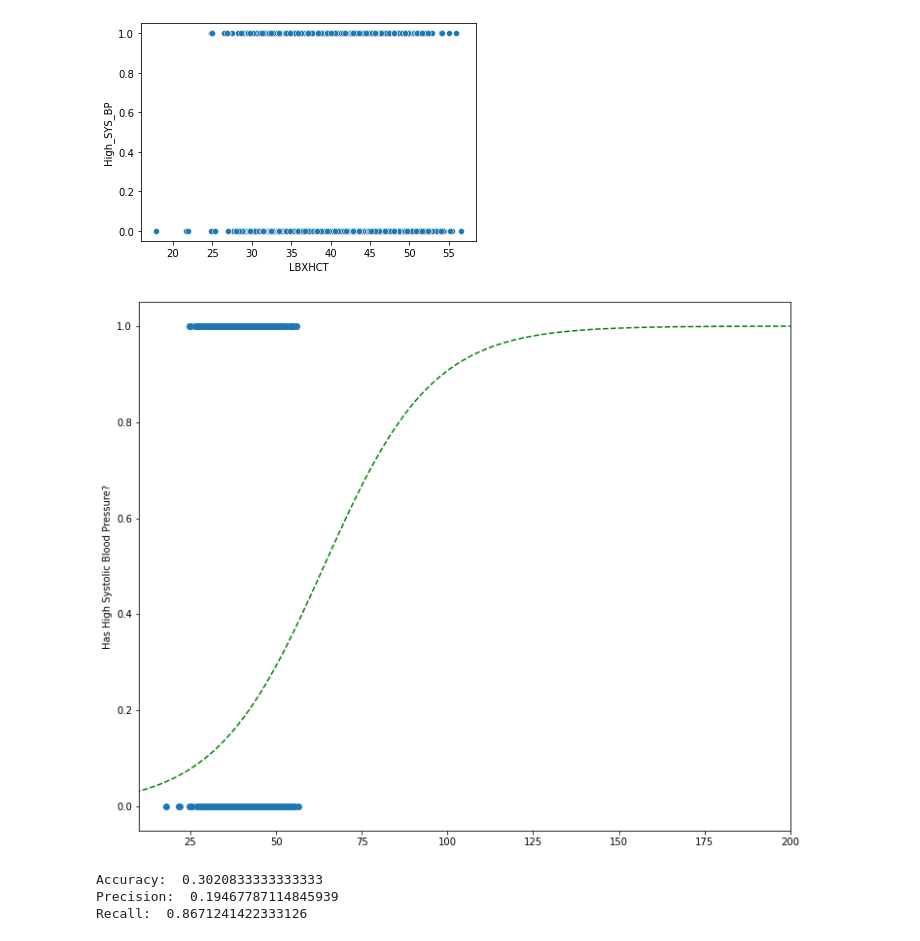
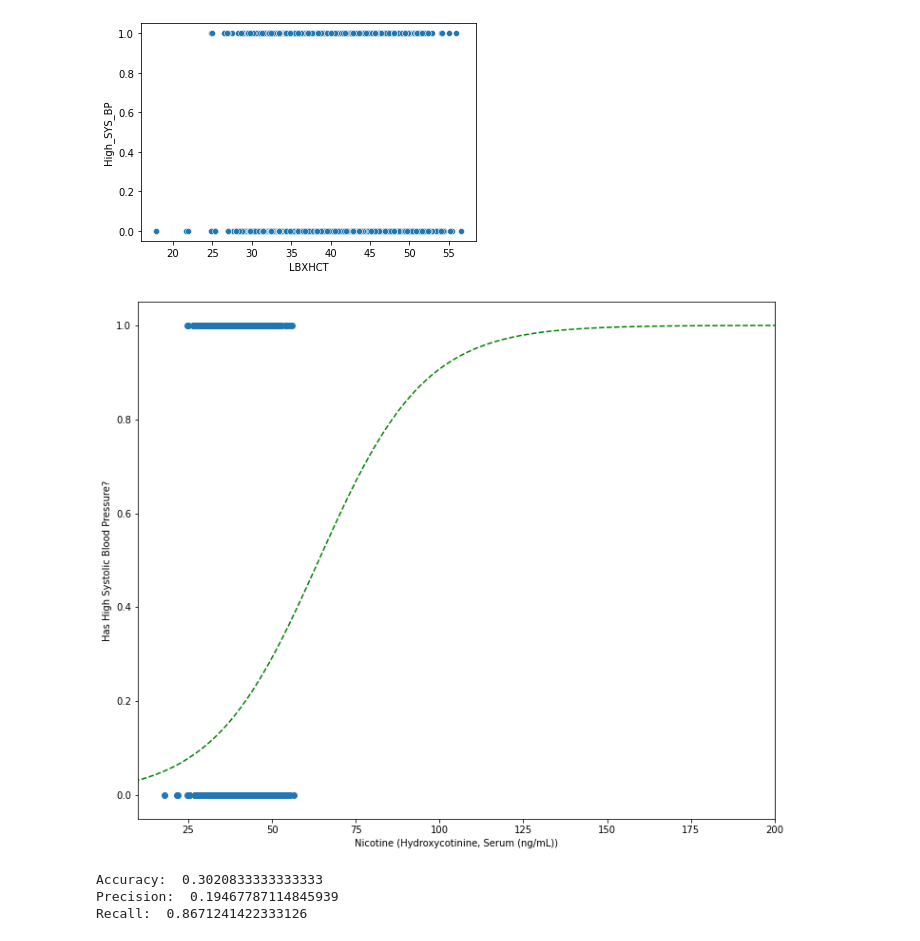
Before and after one commit to noodleybroodley/Final-Capstone, a Jupyter notebook: notebooks/test.ipynb, the cells around one changed output. Cells and saved outputs as stored; diff of their text form; code cells hidden in the pictures.

```diff
--- a/notebooks/test.ipynb
+++ b/notebooks/test.ipynb
@@ -171,26 +165,24 @@ sns.scatterplot(x='LBXHCT', y='High_SYS_BP',data=test_df)
 <AxesSubplot:xlabel='LBXHCT', ylabel='High_SYS_BP'>
 [figure]
 # %%
-xy_values = test_df[test_df['LBXHCT']>-1]
-xy_values = xy_values[xy_values['High_SYS_BP']>-1].sort_values(by='LBXHCT')
+xy_values = test_df[['LBXHCT','High_SYS_BP']]
+xy_values = xy_values.dropna()
 x_values = xy_values['LBXHCT'].to_numpy().reshape(-1,1)
 y_values = xy_values['High_SYS_BP'].to_numpy().astype('int')
 
 model = lm.LogisticRegression()
 results = model.fit(X=x_values,y=y_values)
 
 x = np.linspace(0,500,500).reshape(-1,1)
 
 fig = plt.figure(figsize=(12,10))
 ax = fig.add_subplot(111)
 ax.scatter(x_values, y_values, cmap='bwr')
 ax.plot(x, model.predict_proba(x)[:,1], 'g--', label='probability of horse')
 ax.set_xlim([10,200])
-# ax.set_ylim([-0.2,1.201])
-# ax.set_xlabel('Weight (lb)',fontsize=font_size)
 ax.set_ylabel('Has High Systolic Blood Pressure?')
-# ax.set_title('Horseness vs. weight',fontsize=font_size)
+ax.set_xlabel('Nicotine (Hydroxycotinine, Serum (ng/mL))')
 plt.show()
 # %% [output]
-[figure, old version]
+[figure, new version]
 # %%
```
Also changed, not shown: parts of 19 cells of this notebook, 2 other files.
